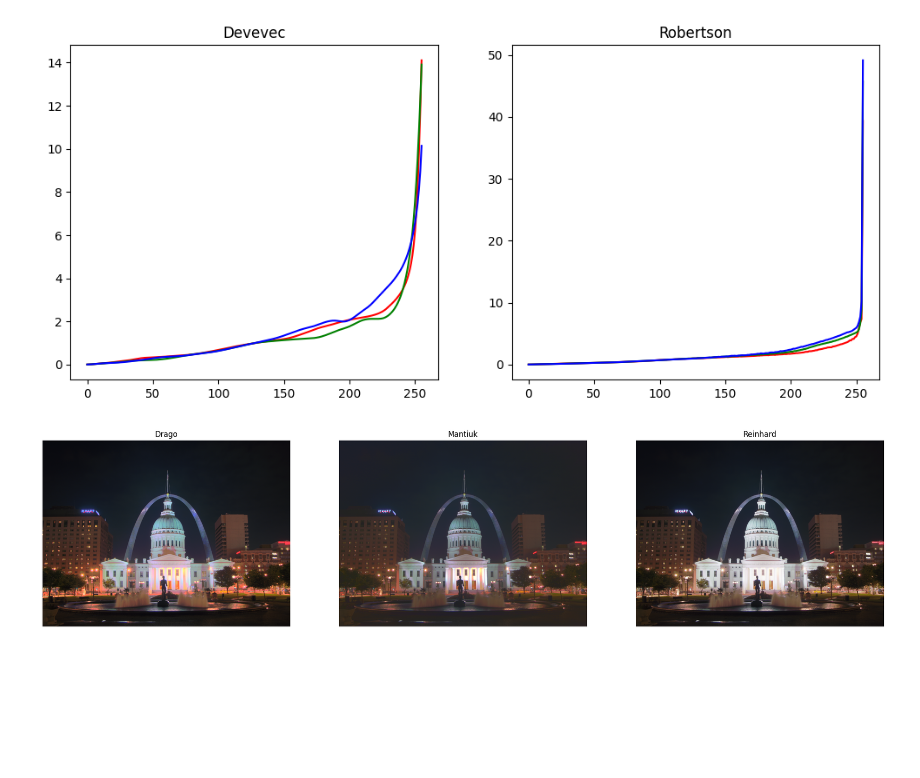
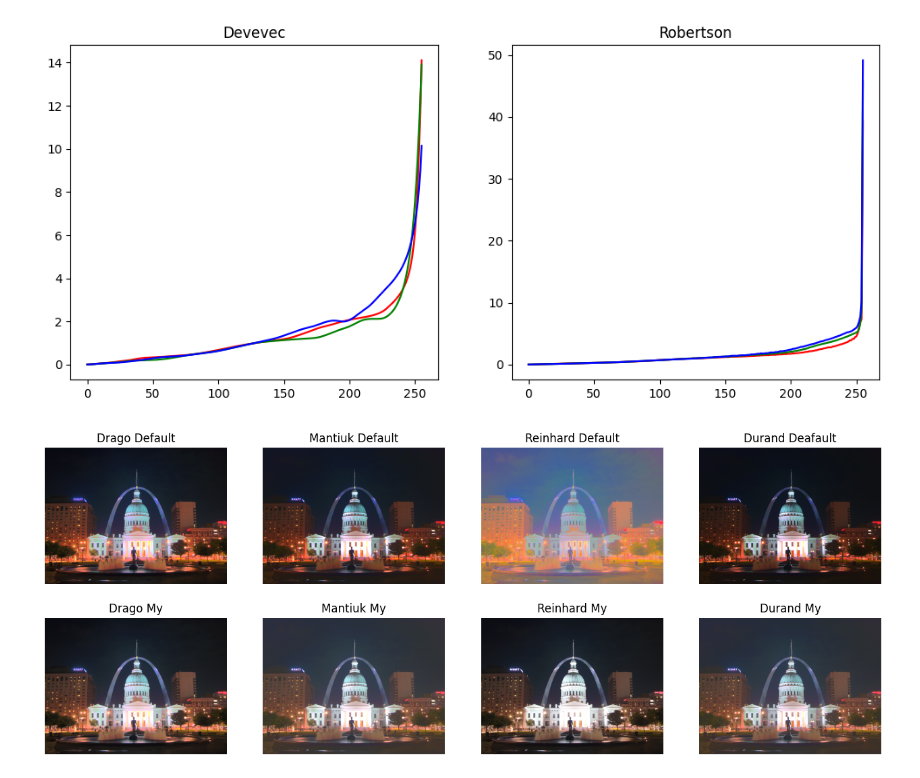
Before and after one commit to masterAllen/LearnOpenCV, a Jupyter notebook: code/test_hdr.ipynb, the cells around one changed output. Cells and saved outputs as stored; diff of their text form; code cells hidden in the pictures; blank space fills up the shorter version.

```diff
--- a/code/test_hdr.ipynb
+++ b/code/test_hdr.ipynb
@@ -62,28 +62,58 @@ hdrDebevec = mergeDebevec.process(images, exp_times, responseDebevec)
 
 # # Save HDR image.
 # cv2.imwrite("hdrDebevec.hdr", hdrDebevec)
-# %%
-# Tonemap methods
-# The final output is **multiplied by 3** just because it gave the most pleasing results
-
-tonemapDrago = cv2.createTonemapDrago(1.0, 0.7)
-ldrDrago = tonemapDrago.process(hdrDebevec)
-ldrDrago = ldrDrago * 3
-ldrDrago = (ldrDrago * 255).clip(0, 255).astype('uint8')
-
-tonemapMantiuk = cv2.createTonemapMantiuk(2.2,0.85, 1.2)
-ldrMantiuk = tonemapMantiuk.process(hdrDebevec)
-ldrMantiuk = 3 * ldrMantiuk
-ldrMantiuk = (ldrMantiuk * 255).clip(0, 255).astype('uint8')
-
-tonemapReinhard = cv2.createTonemapReinhard(1.5, 0,0,0)
-ldrReinhard = tonemapReinhard.process(hdrDebevec)
-ldrReinhard = (ldrReinhard * 255).clip(0, 255).astype('uint8')
-
-show_images([
-    ('Drago', ldrDrago),
-    ('Mantiuk', ldrMantiuk),
-    ('Reinhard', ldrReinhard)
-])
-# %% [output]
-[figure, removed]
+# %%
+# Tonemap methods
+def to_ldr(now_method, hdr_img):
+    ldr_img = now_method.process(hdr_img)
+
+    # 去除过于离散的点后再进行归一化
+    meanv, stdv = np.mean(ldr_img), np.std(ldr_img)
+    minv = max(meanv-3*stdv, ldr_img.min())
+    maxv = min(meanv+3*stdv, ldr_img.max())
+    ldr_img = (ldr_img - minv) / (maxv - minv)
+
+    ldr_img = (ldr_img * 255).clip(0, 255).astype('uint8')
+
+    return ldr_img
+
+tonemapDrago = cv2.createTonemapDrago()
+ldrDrago0 = to_ldr(tonemapDrago, hdrDebevec)
+
+tonemapDrago = cv2.createTonemapDrago(1.0, 0.7)
+ldrDrago1 = to_ldr(tonemapDrago, hdrDebevec)
+
+tonemapMantiuk = cv2.createTonemapMantiuk()
+ldrMantiuk0 = to_ldr(tonemapMantiuk, hdrDebevec)
+
+tonemapMantiuk = cv2.createTonemapMantiuk(2.2,0.85, 1.2)
+ldrMantiuk1 = to_ldr(tonemapMantiuk, hdrDebevec)
+
+tonemapReinhard = cv2.createTonemapReinhard()
+ldrReinhard0 = to_ldr(tonemapReinhard, hdrDebevec)
+
+tonemapReinhard = cv2.createTonemapReinhard(1.5, 0,0,0)
+ldrReinhard1 = to_ldr(tonemapReinhard, hdrDebevec)
+
+# This algorithm decomposes image into two layers: base layer and detail layer using bilateral filter.
+# Compresses contrast of the base layer thus preserving all the details.
+# You need to set the OPENCV_ENABLE_NONFREE option in cmake to use those. Use them at your own risk.
+tonemapDurand = cv2.xphoto.createTonemapDurand()
+ldrDurand0 = to_ldr(tonemapDurand, hdrDebevec)
+
+tonemapDurand = cv2.xphoto.createTonemapDurand(contrast=2.5, saturation=0.6)
+ldrDurand1 = to_ldr(tonemapDurand, hdrDebevec)
+
+show_images([
+    ('Drago Default', ldrDrago0),
+    ('Mantiuk Default', ldrMantiuk0),
+    ('Reinhard Default', ldrReinhard0),
+    ('Durand Deafault', ldrDurand0),
+
+    ('Drago My', ldrDrago1),
+    ('Mantiuk My', ldrMantiuk1),
+    ('Reinhard My', ldrReinhard1),
+    ('Durand My', ldrDurand1),
+], colnum=4)
+# %% [output]
+[figure, added]
```
Also changed, not shown: 2 other files.
